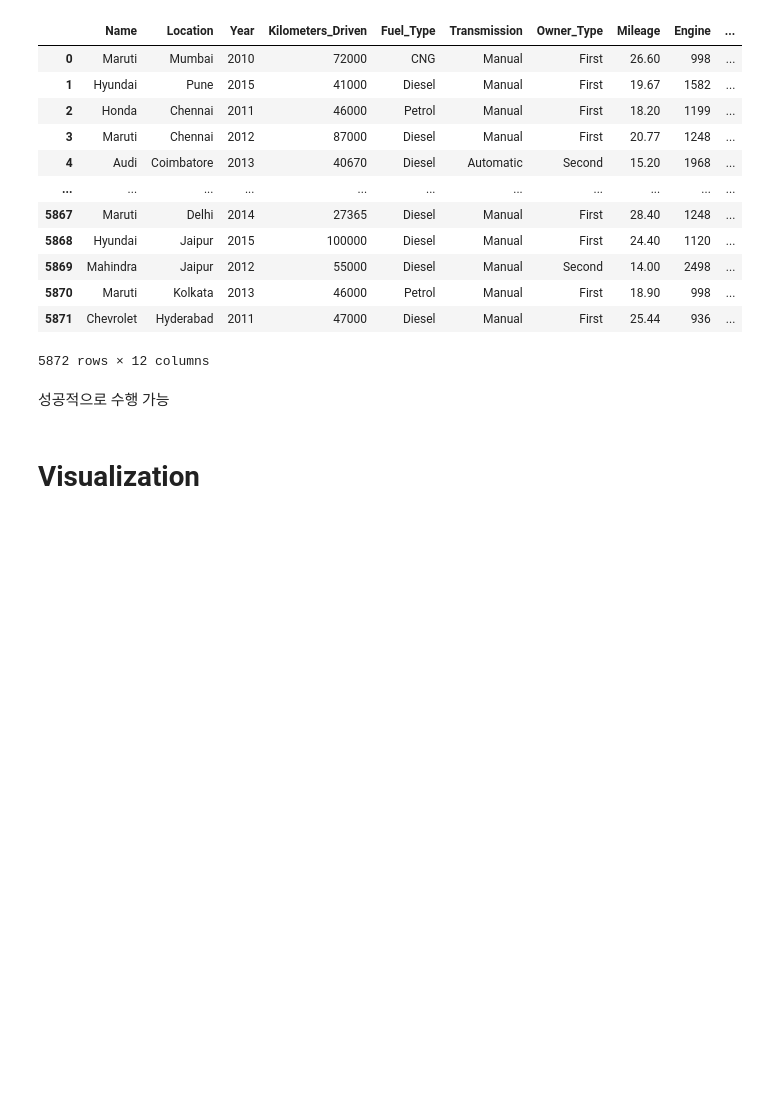
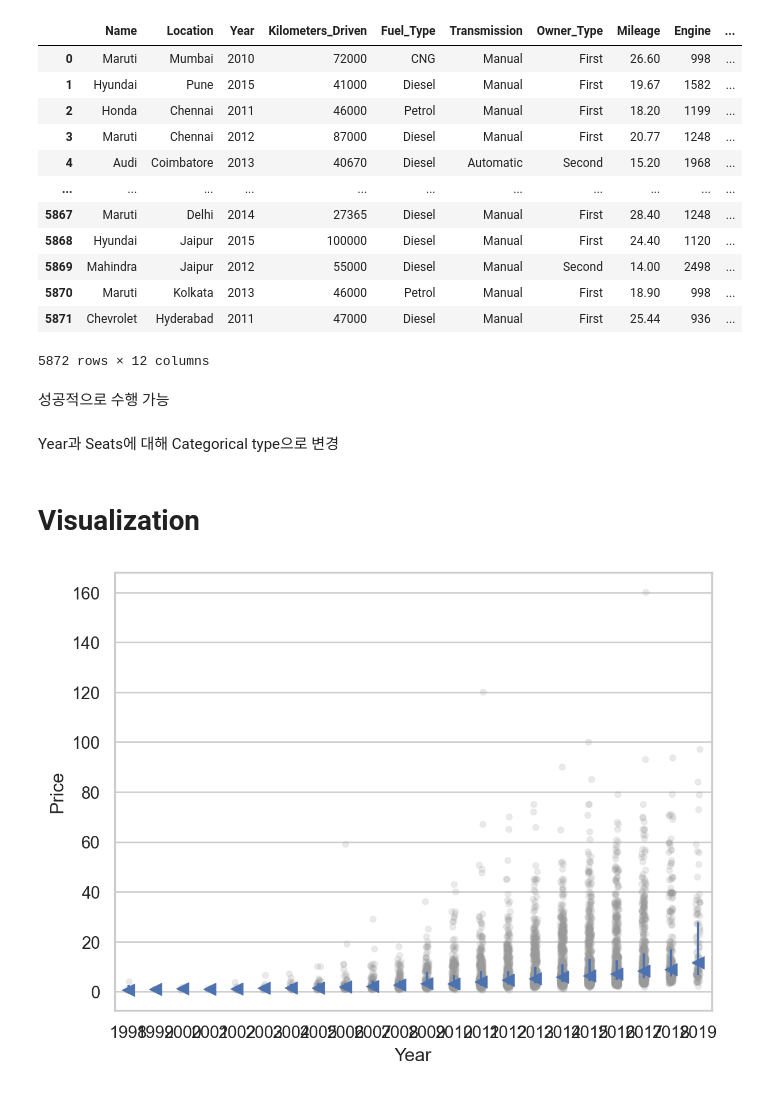
Before and after one commit to kurtyoon/Data-Visualization-Personal-Proj, a Jupyter notebook: Used-car-price-prediction.ipynb, the cells around one changed output. Cells and saved outputs as stored; diff of their text form; code cells hidden in the pictures; blank space fills up the shorter version.

Commit message:
Start Visualization

```diff
--- a/Used-car-price-prediction.ipynb
+++ b/Used-car-price-prediction.ipynb
@@ -291,5 +291,11 @@ car['Power'] = car['Power'].astype(float)
 # %%
 car['Year'] = pd.Categorical(car['Year'])
 car['Seats'] = pd.Categorical(car['Seats'])
+# %% [markdown]
+Year과 Seats에 대해 Categorical type으로 변경
 # %% [markdown]
 # Visualization
+# %%
+boxplot(car, 'Year', 'Price')
+# %% [output]
+[figure, added]
```
